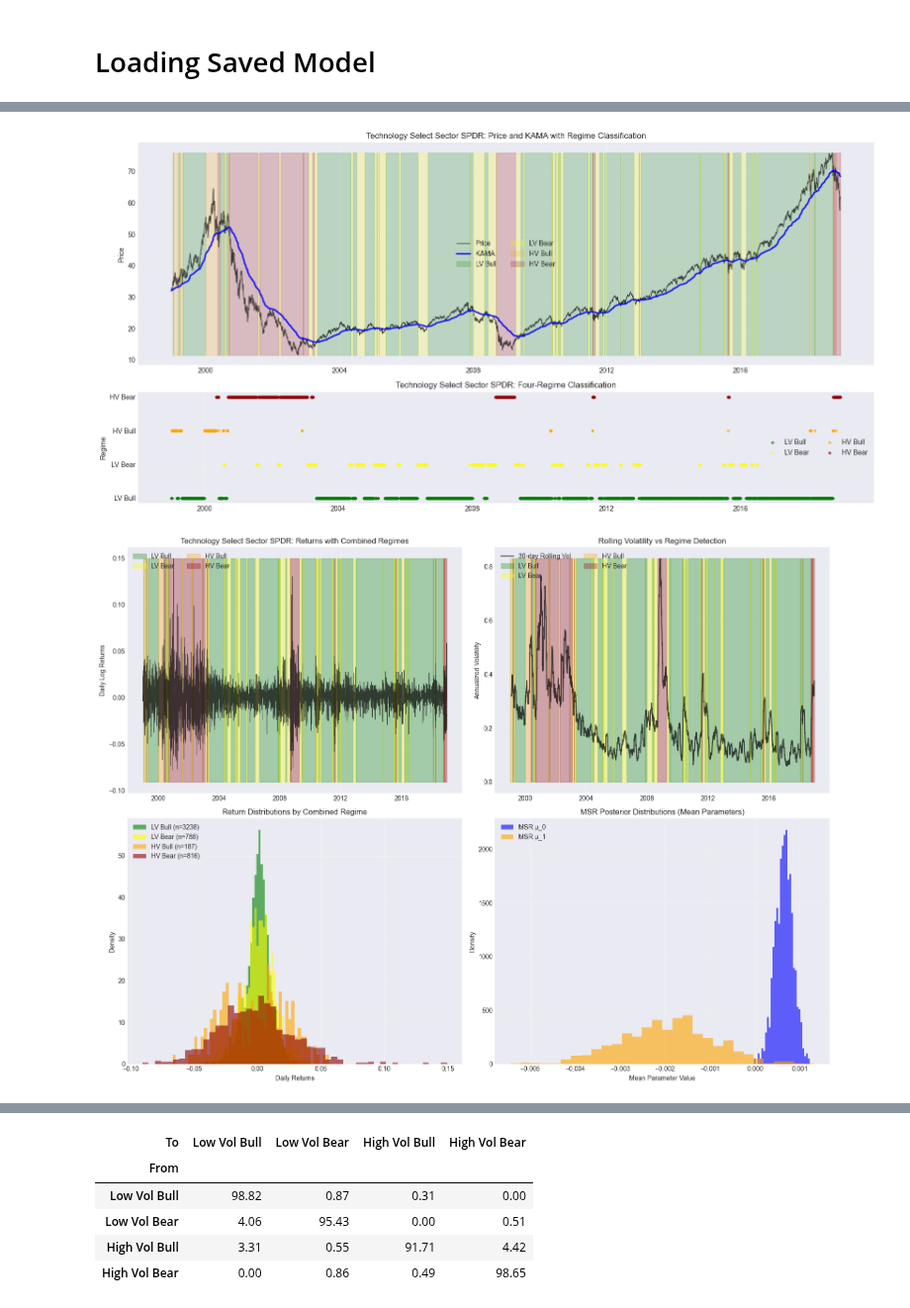
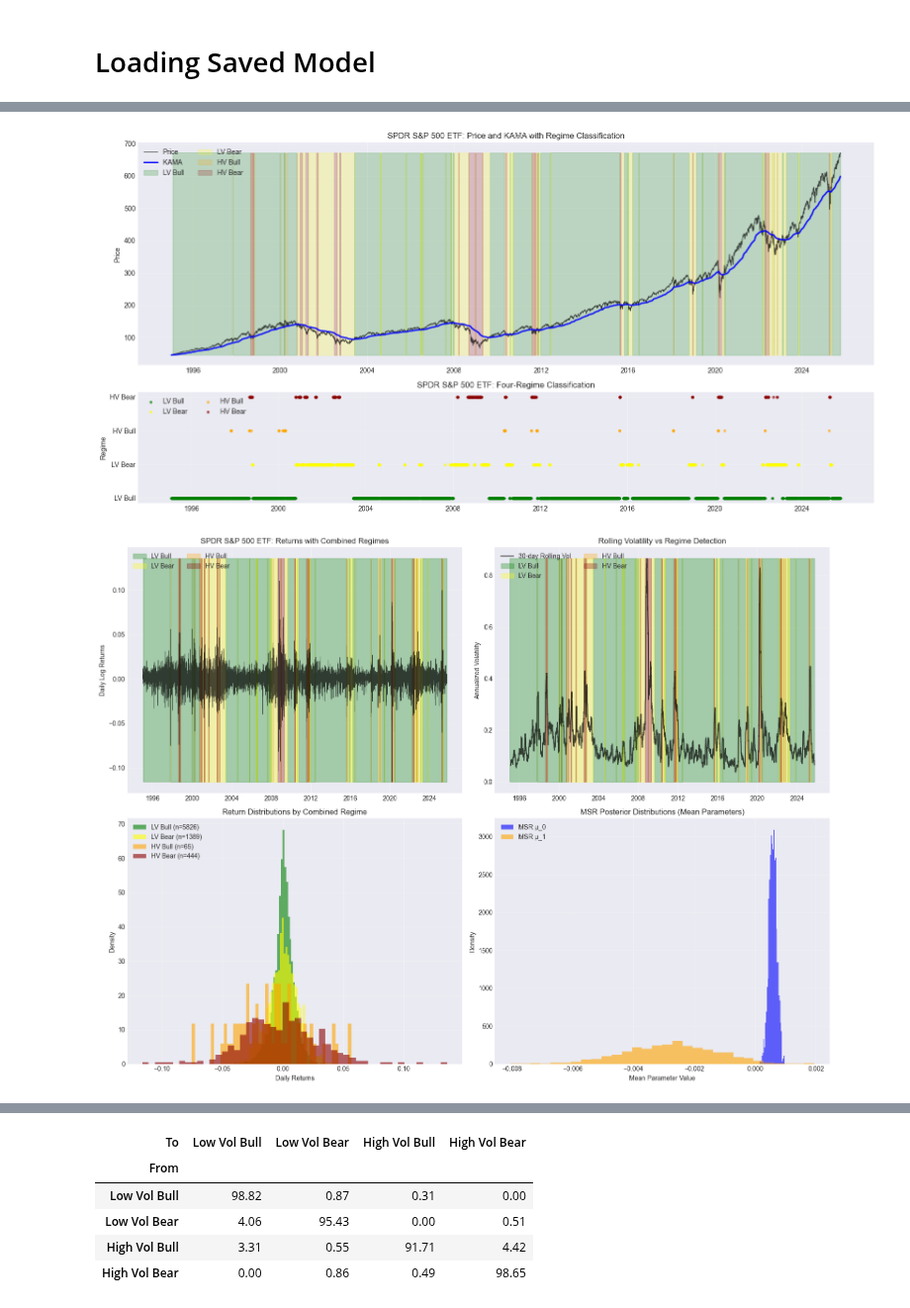
Before and after one commit to jessego20/FE800_project_code, a Jupyter notebook: analyze_single_kama_msr_model.ipynb, the cells around one changed output, grey strips where cells are left out. Shown at 99% size. Saved outputs shown, nothing was run; the diff lists cells and outputs as text; code cells hidden in the pictures.

```diff
--- a/analyze_single_kama_msr_model.ipynb
+++ b/analyze_single_kama_msr_model.ipynb
@@ -150,10 +150,10 @@ def load_and_analyze_KAMA_MSR_model(asset_name: str, n_regimes: int, sub_folder:
 
     return loaded_model, transition_results
 
-asset_name = 'Technology Select Sector SPDR'
+asset_name = 'SPDR S&P 500 ETF'
 n_regimes = 2
 sub_folder = 'us_equity'
-edte_sub_folder = datetime(2018, 12, 31).strftime('%Y%m%d')
+edte_sub_folder = datetime(2025, 10, 7).strftime('%Y%m%d')
 loaded_model, transition_results = load_and_analyze_KAMA_MSR_model(asset_name, n_regimes, sub_folder, edte_sub_folder)
 # %% [output]
 ================================================================================
@@ -176,3 +176,3 @@ gamma: 0.85
-[figure, old version]
+[figure, new version]
-[figure, old version]
+[figure, new version]
 ================================================================================
```
Also changed, not shown: parts of 1 cell of this notebook, 6 other files.
